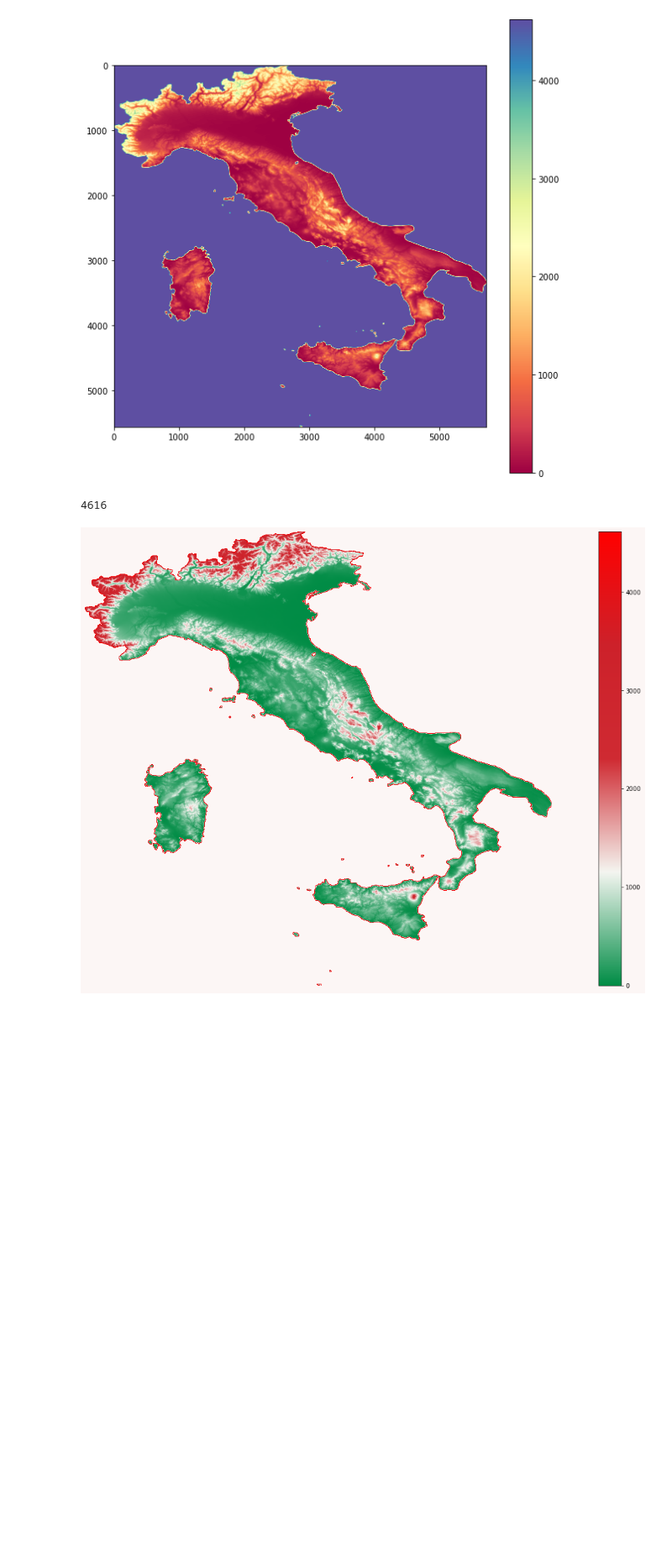
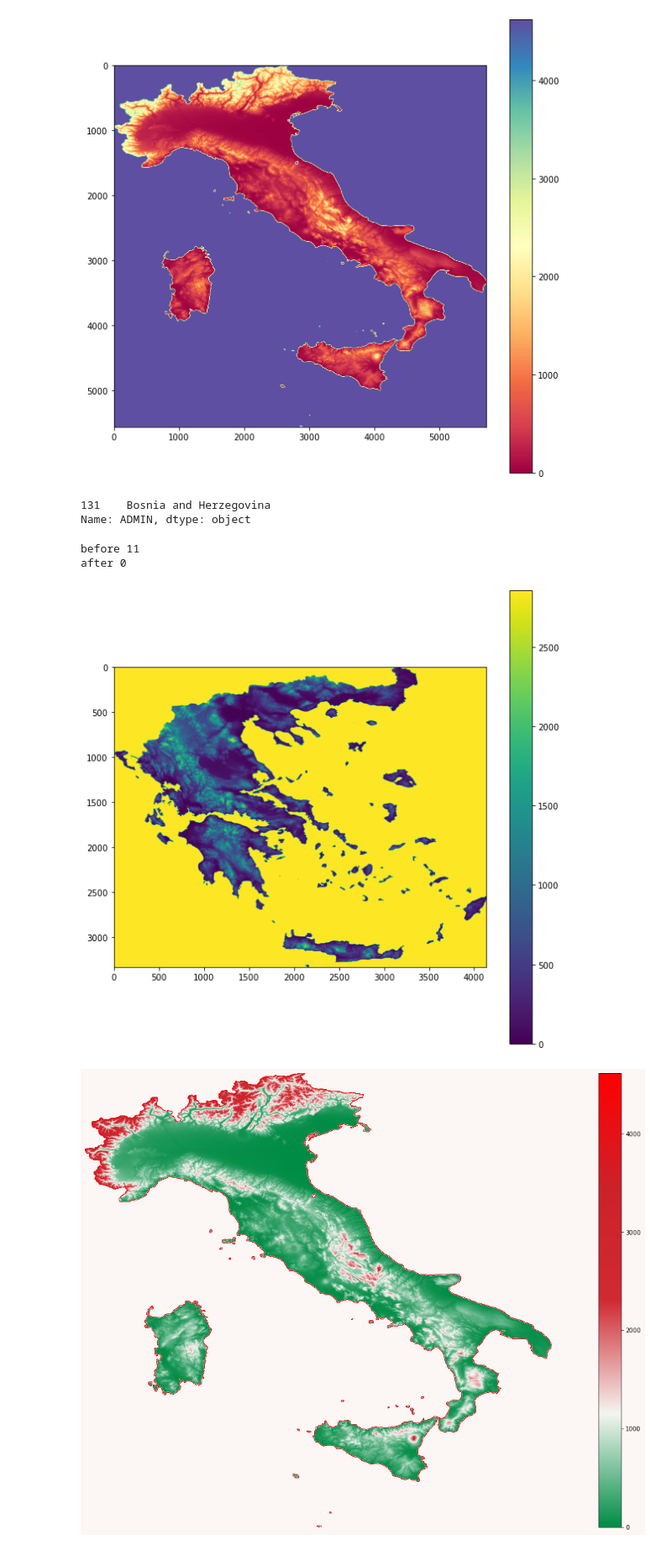
Before and after one commit to kebuhcah/experiments, a Jupyter notebook: rasterio/geoenv_italy_map.ipynb, the cells around one changed output. Shown at 84% size. Cells and saved outputs as stored; diff of their text form; code cells hidden in the pictures; blank space fills up the shorter version.

```diff
--- a/rasterio/geoenv_italy_map.ipynb
+++ b/rasterio/geoenv_italy_map.ipynb
@@ -71,10 +75,28 @@ plt.show()
 before 8
 after 0
 [figure]
-# %%
-value_range
-# %% [output]
-4616
+# %%
+df[df['ADMIN'].str.contains('Bosni')]['ADMIN'].sort_values()
+# %% [output]
+131    Bosnia and Herzegovina
+Name: ADMIN, dtype: object
+# %%
+switzerland = df.loc[df['ADMIN'] == 'Switzerland']
+hungary = df.loc[df['ADMIN'] == 'Hungary']
+serbia = df.loc[df['ADMIN'] == 'Republic of Serbia']
+bosnia = df.loc[df['ADMIN'] == 'Bosnia and Herzegovina']
+greece = df.loc[df['ADMIN'] == 'Greece']
+
+t_topography, t_value_range = clip_raster(greece, file)
+
+plt.figure(figsize=(10,10))
+c = plt.imshow(t_topography[0], cmap='viridis')
+plt.colorbar(c)
+plt.show()
+# %% [output]
+before 11
+after 0
+[figure, added]
 # %%
 from matplotlib.colors import LinearSegmentedColormap
 italy_colormap = LinearSegmentedColormap.from_list('italy',
```
Also changed, not shown: parts of 5 cells of this notebook.
